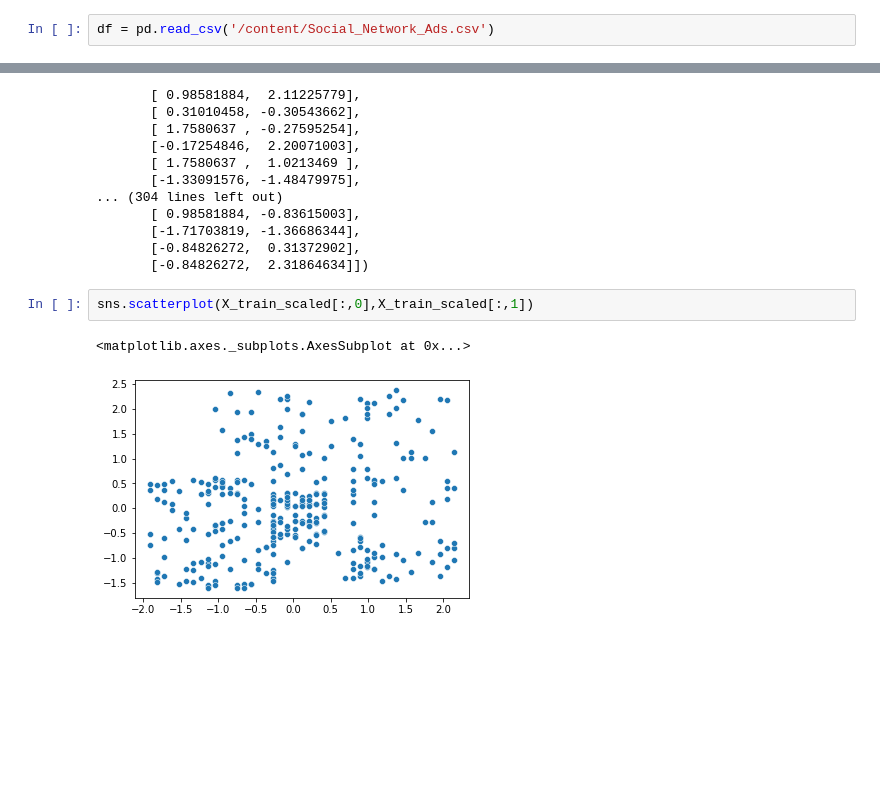
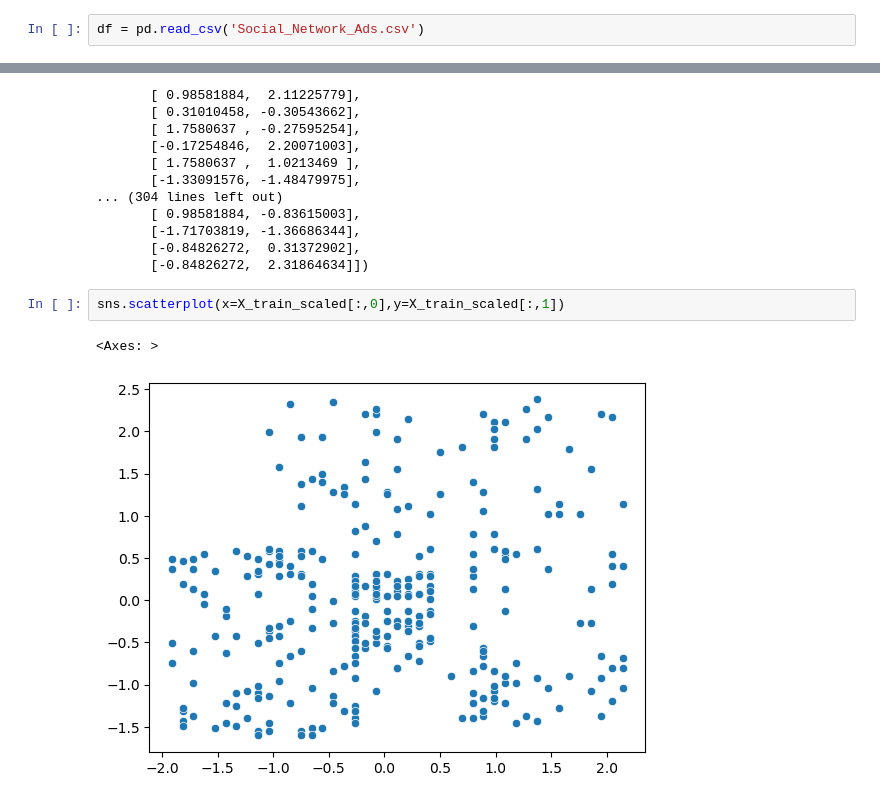
Before and after one commit to sanjogbhalla16/DL-CampusX, a Jupyter notebook: Day12-Feature-Scaling-NN-CampusX.ipynb, the cells around one changed output, grey strips where cells are left out. Drawn from its saved outputs; the diff is of its cells as text; blank space fills up the shorter version.

```diff
--- a/Day12-Feature-Scaling-NN-CampusX.ipynb
+++ b/Day12-Feature-Scaling-NN-CampusX.ipynb
@@ -2,7 +2,7 @@
 import numpy as np
 import pandas as pd
 # %%
-df = pd.read_csv('/content/Social_Network_Ads.csv')
+df = pd.read_csv('Social_Network_Ads.csv')
 # %%
 df = df.iloc[:,2:]
 df.head()
@@ -109,10 +107,10 @@ array([[ 0.88928823, -0.65924556],
        [-0.84826272,  0.31372902],
        [-0.84826272,  2.31864634]])
 # %%
-sns.scatterplot(X_train_scaled[:,0],X_train_scaled[:,1])
+sns.scatterplot(x=X_train_scaled[:,0],y=X_train_scaled[:,1])
 # %% [output]
-<matplotlib.axes._subplots.AxesSubplot at 0x...>
+<Axes: >
-[figure, old version]
+[figure, new version]
 # %%
 model = Sequential()
 
```
Also changed, not shown: parts of 6 cells of this notebook.
